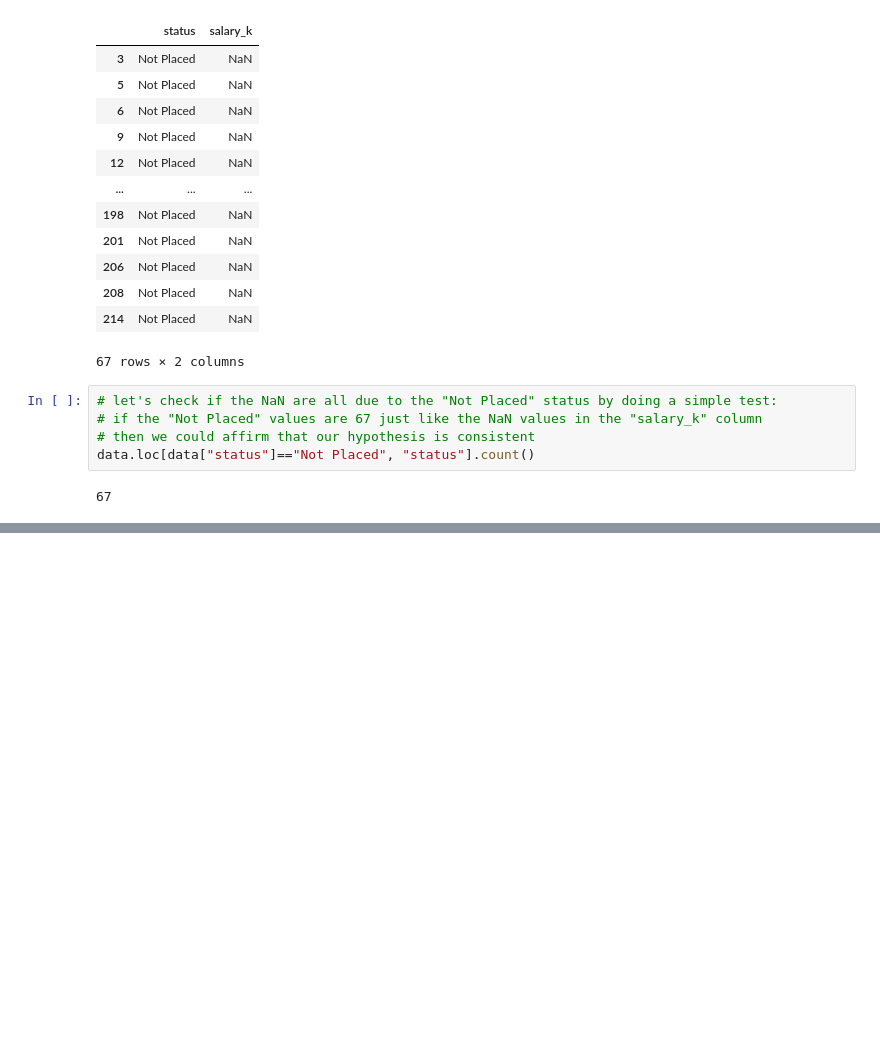
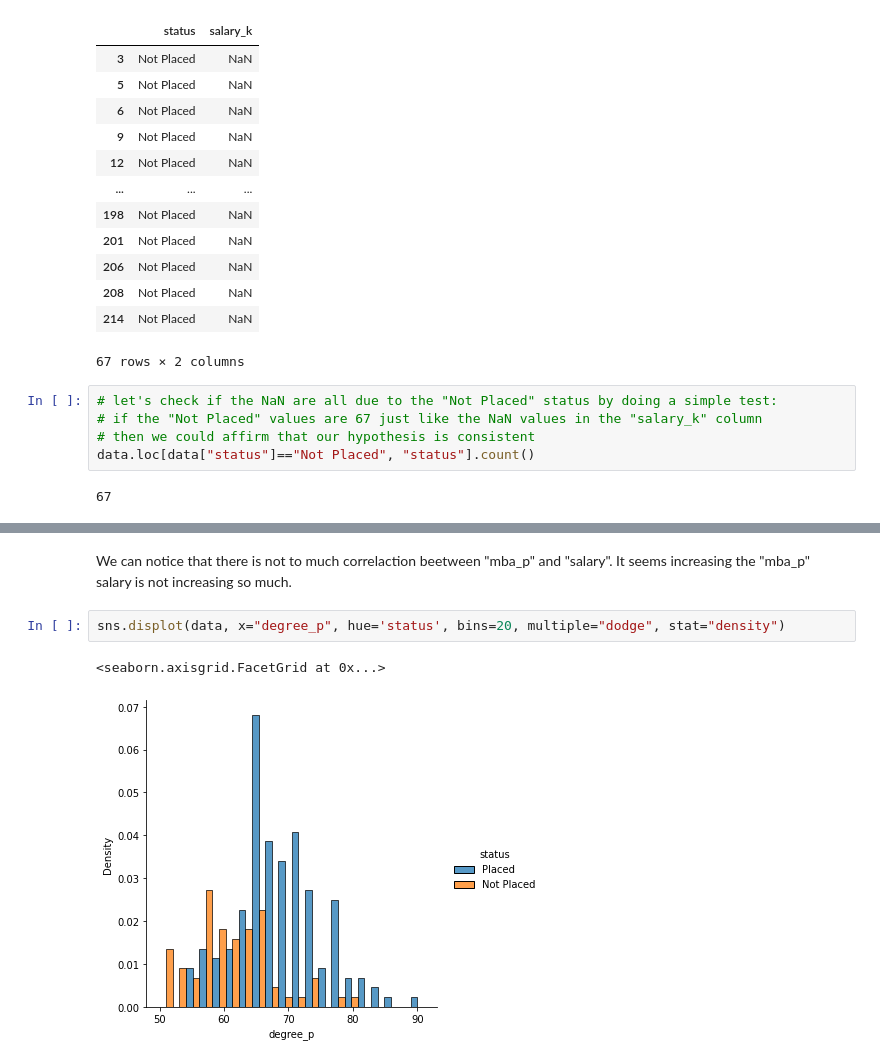
Before and after one commit to admcesareniccolo/campus-recruitment-analysis, a Jupyter notebook: NCesare_Case Study.ipynb, the cells around one changed output, grey strips where cells are left out. Saved outputs shown, nothing was run; the diff lists cells and outputs as text; blank space fills up the shorter version.

```diff
--- a/NCesare_Case Study.ipynb
+++ b/NCesare_Case Study.ipynb
@@ -129,0 +198,7 @@ data.loc[data["status"]=="Not Placed", "status"].count()
+# %% [markdown]
+We can notice that there is not to much correlaction beetween "mba_p" and "salary". It seems increasing the "mba_p" salary is not increasing so much.
+# %%
+sns.displot(data, x="degree_p", hue='status', bins=20, multiple="dodge", stat="density")
+# %% [output]
+<seaborn.axisgrid.FacetGrid at 0x...>
+[figure, added]
```
Also changed, not shown: parts of 20 cells of this notebook.
